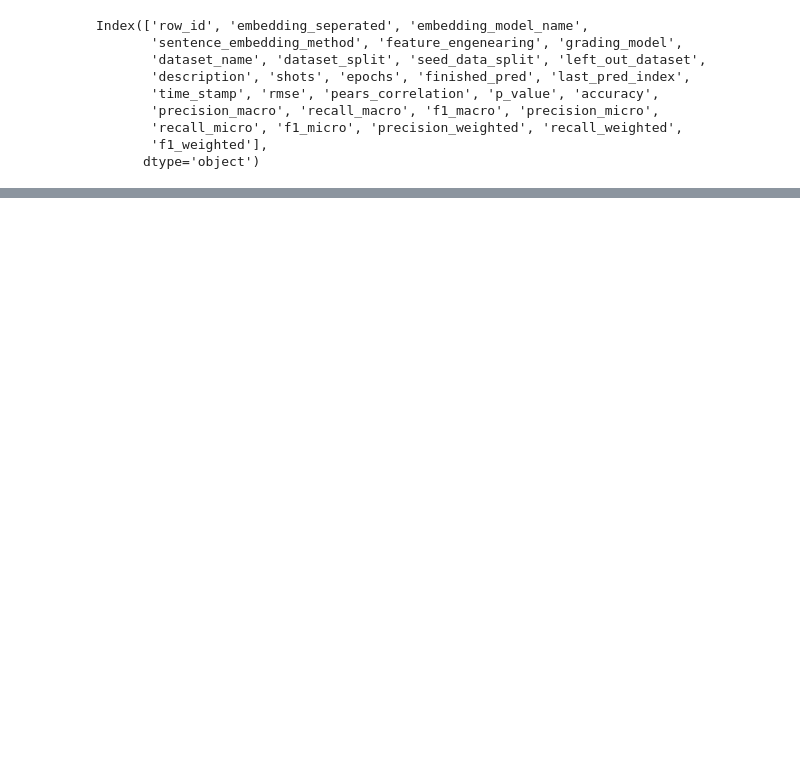
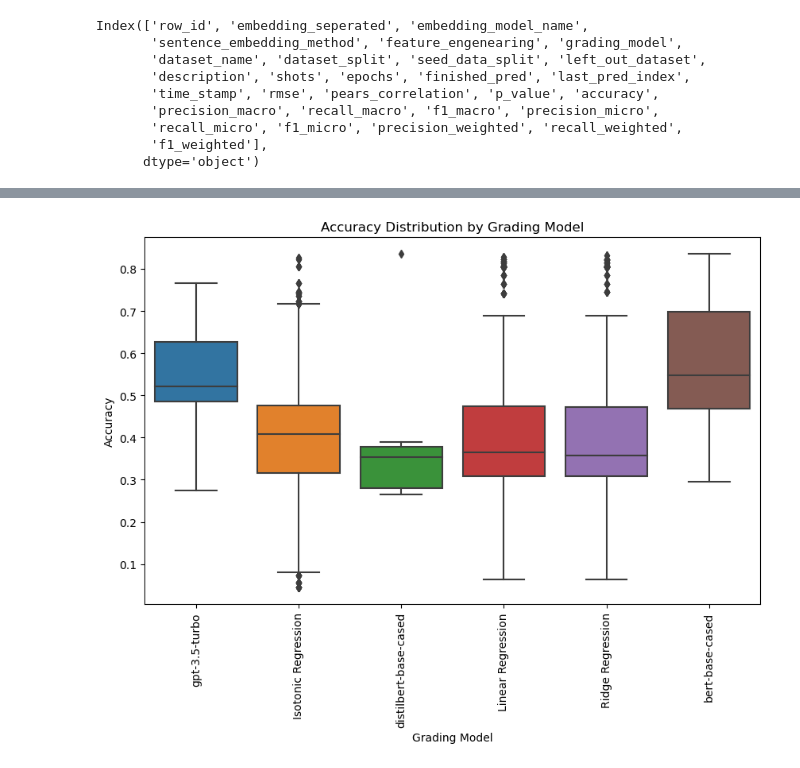
Before and after one commit to OlafVrijmoet/Thesis, a Jupyter notebook: performance_tracking/restuls_insights_test.ipynb, the cells around one changed output, grey strips where cells are left out. Cells and saved outputs as stored; diff of their text form; code cells hidden in the pictures; blank space fills up the shorter version.

```diff
--- a/performance_tracking/restuls_insights_test.ipynb
+++ b/performance_tracking/restuls_insights_test.ipynb
@@ -122,0 +172,10 @@ average_by_group
+# %%
+plt.figure(figsize=(10,6))
+sns.boxplot(x='grading_model', y='accuracy', data=performance)
+plt.title('Accuracy Distribution by Grading Model')
+plt.ylabel('Accuracy')
+plt.xlabel('Grading Model')
+plt.xticks(rotation=90)
+plt.show()
+# %% [output]
+[figure, added]
```
Also changed, not shown: parts of 22 cells of this notebook, 4 other files.
